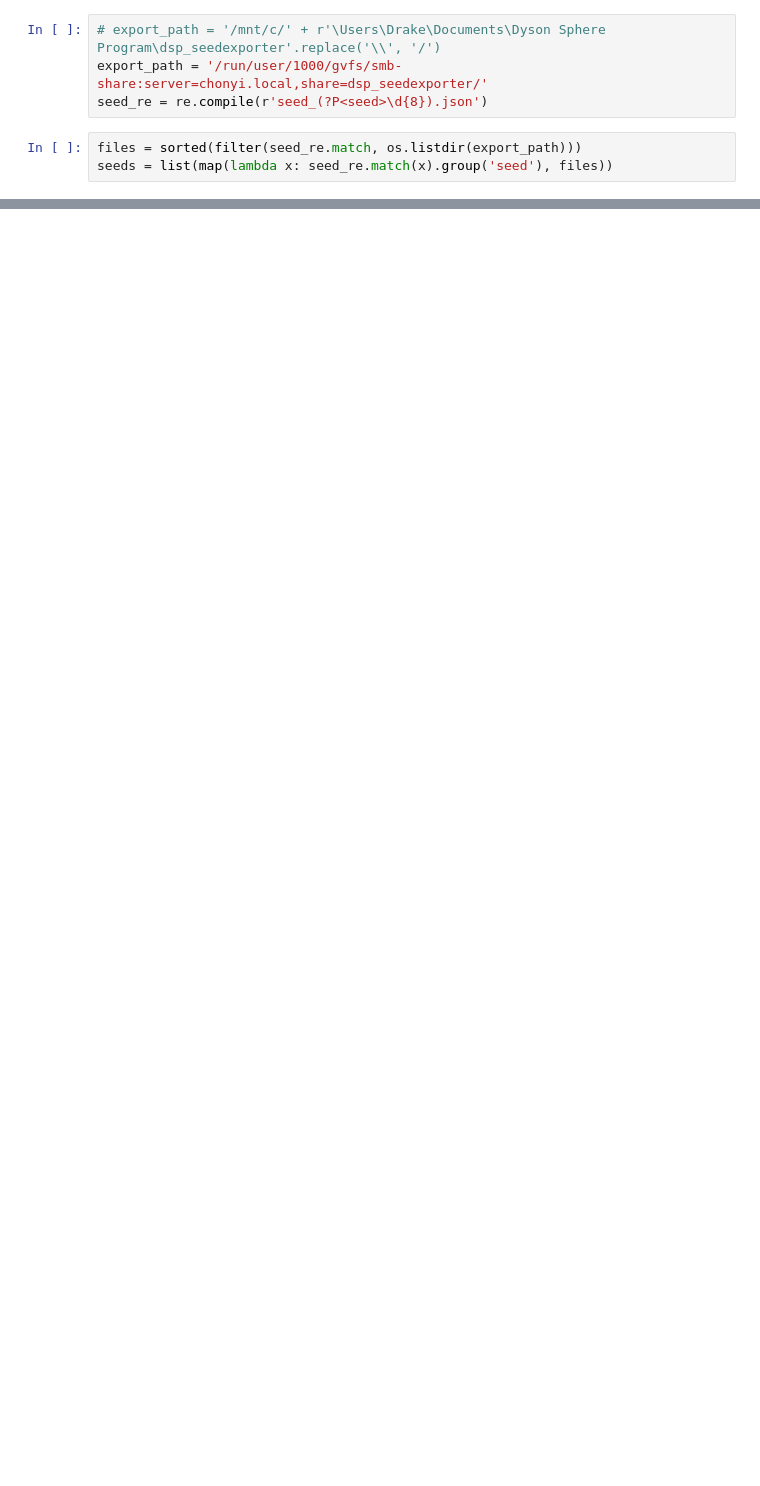
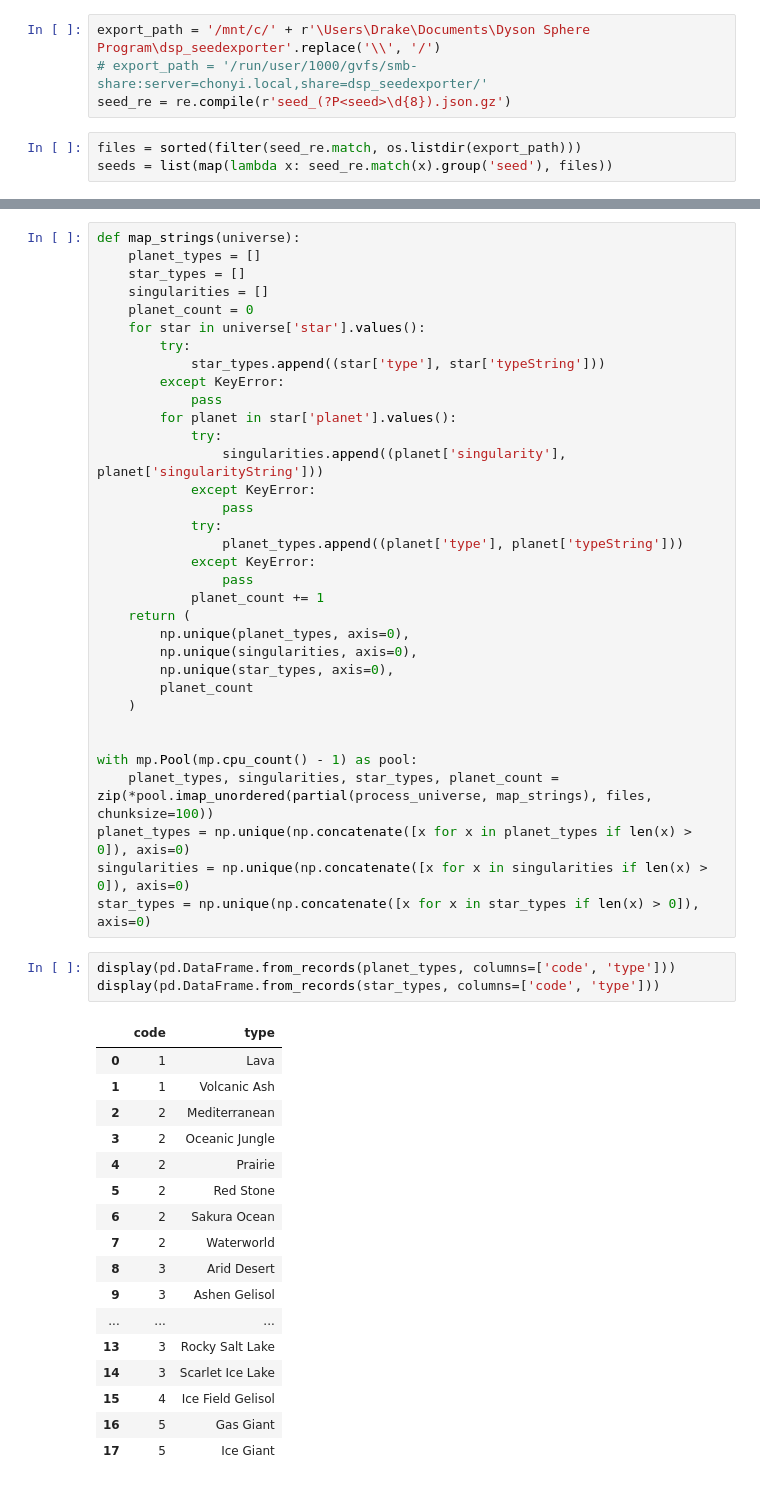
Before and after one commit to drakesiard/dsp-seed-export-parser, a Jupyter notebook: scanner.ipynb, the cells around one changed output, grey strips where cells are left out. Saved outputs shown, nothing was run; the diff lists cells and outputs as text; blank space fills up the shorter version.

```diff
--- a/scanner.ipynb
+++ b/scanner.ipynb
@@ -7,7 +39,7 @@ import pandas as pd
 # %%
-# export_path = '/mnt/c/' + r'\Users\Drake\Documents\Dyson Sphere Program\dsp_seedexporter'.replace('\\', '/')
-export_path = '/run/user/1000/gvfs/smb-share:server=chonyi.local,share=dsp_seedexporter/'
-seed_re = re.compile(r'seed_(?P<seed>\d{8}).json')
+export_path = '/mnt/c/' + r'\Users\Drake\Documents\Dyson Sphere Program\dsp_seedexporter'.replace('\\', '/')
+# export_path = '/run/user/1000/gvfs/smb-share:server=chonyi.local,share=dsp_seedexporter/'
+seed_re = re.compile(r'seed_(?P<seed>\d{8}).json.gz')
 # %%
 files = sorted(filter(seed_re.match, os.listdir(export_path)))
 seeds = list(map(lambda x: seed_re.match(x).group('seed'), files))
@@ -35,0 +104,55 @@ distance.sort_values('abs. dist.')
+# %%
+def map_strings(universe):
+    planet_types = []
+    star_types = []
+    singularities = []
+    planet_count = 0
+    for star in universe['star'].values():
+        try:
+            star_types.append((star['type'], star['typeString']))
+        except KeyError:
+            pass
+        for planet in star['planet'].values():
+            try:
+                singularities.append((planet['singularity'], planet['singularityString']))
+            except KeyError:
+                pass
+            try:
+                planet_types.append((planet['type'], planet['typeString']))
+            except KeyError:
+                pass
+            planet_count += 1
+    return (
+        np.unique(planet_types, axis=0),
+        np.unique(singularities, axis=0),
+        np.unique(star_types, axis=0),
+        planet_count
+    )
+
+
+with mp.Pool(mp.cpu_count() - 1) as pool:
+    planet_types, singularities, star_types, planet_count = zip(*pool.imap_unordered(partial(process_universe, map_strings), files, chunksize=100))
+planet_types = np.unique(np.concatenate([x for x in planet_types if len(x) > 0]), axis=0)
+singularities = np.unique(np.concatenate([x for x in singularities if len(x) > 0]), axis=0)
+star_types = np.unique(np.concatenate([x for x in star_types if len(x) > 0]), axis=0)
+# %%
+display(pd.DataFrame.from_records(planet_types, columns=['code', 'type']))
+display(pd.DataFrame.from_records(star_types, columns=['code', 'type']))
+# %% [output]
+|  | code | type |
+| 0 | 1 | Lava |
+| 1 | 1 | Volcanic Ash |
+| 2 | 2 | Mediterranean |
+| 3 | 2 | Oceanic Jungle |
+| 4 | 2 | Prairie |
+| 5 | 2 | Red Stone |
+| 6 | 2 | Sakura Ocean |
+| 7 | 2 | Waterworld |
+| 8 | 3 | Arid Desert |
+| 9 | 3 | Ashen Gelisol |
+| ... | ... | ... |
+| 13 | 3 | Rocky Salt Lake |
+| 14 | 3 | Scarlet Ice Lake |
+| 15 | 4 | Ice Field Gelisol |
+| 16 | 5 | Gas Giant |
+| 17 | 5 | Ice Giant |
```
Also changed, not shown: parts of 10 cells of this notebook.
